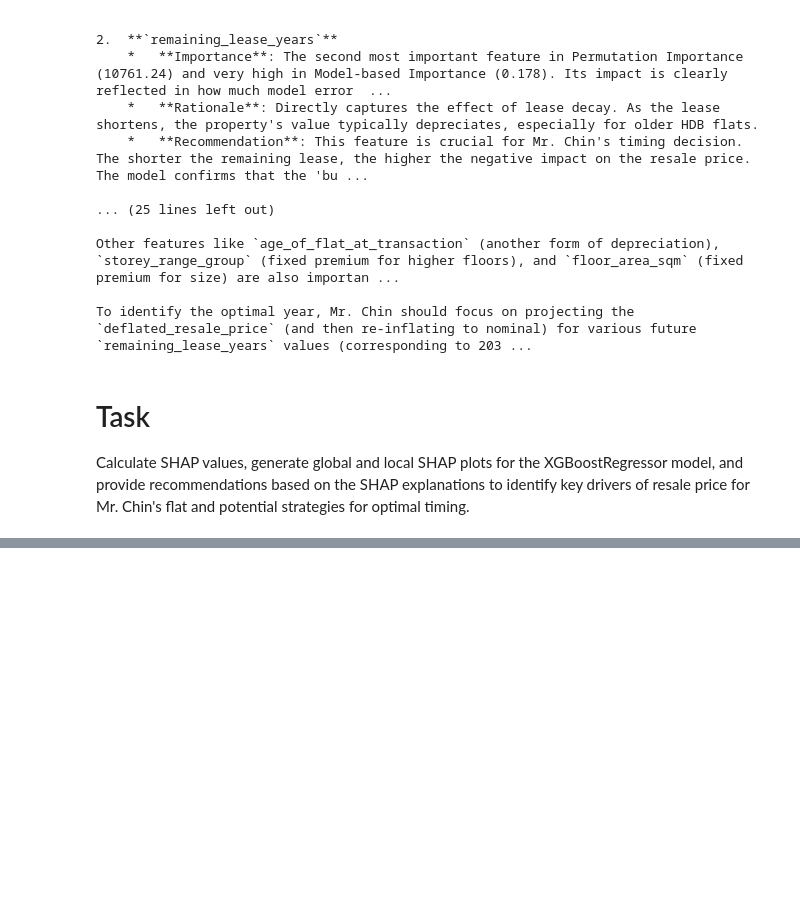
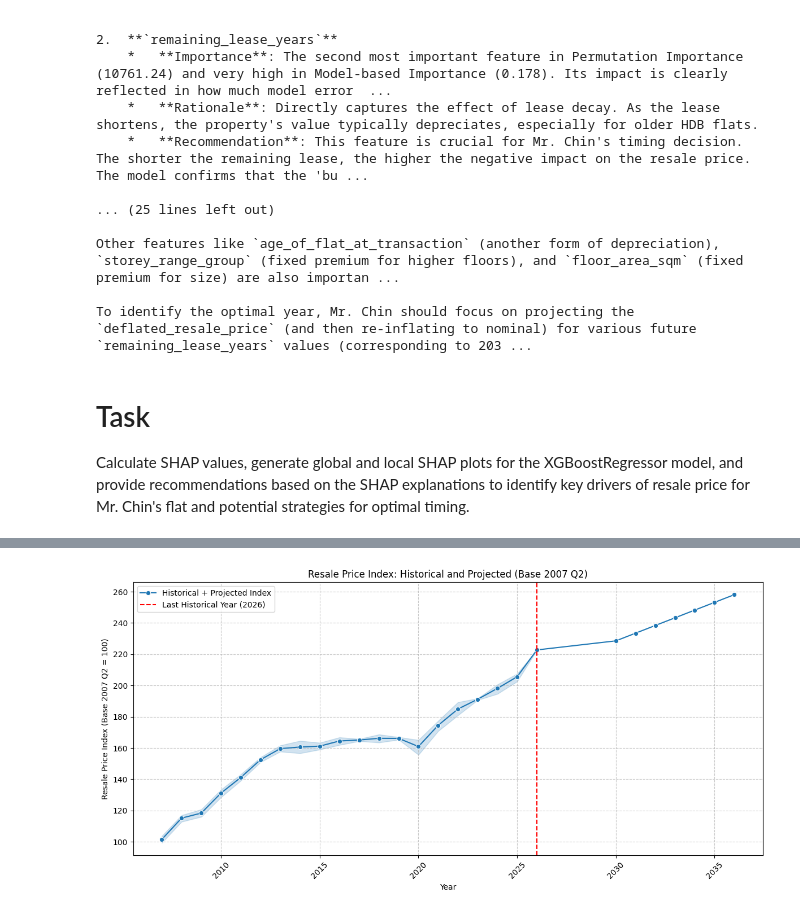
Before and after one commit to danielchin-ck/ADALL_github, a Jupyter notebook: project/6096089w_cda1c03_adall_project_2026_ver7.ipynb, the cells around one changed output, grey strips where cells are left out. Saved outputs shown, nothing was run; the diff lists cells and outputs as text; code cells hidden in the pictures; blank space fills up the shorter version.

```diff
--- a/project/6096089w_cda1c03_adall_project_2026_ver7.ipynb
+++ b/project/6096089w_cda1c03_adall_project_2026_ver7.ipynb
@@ -2979,0 +3274,24 @@ Calculate SHAP values, generate global and local SHAP plots for the XGBoostRegre
+# %%
+import matplotlib.pyplot as plt
+import seaborn as sns
+
+# Combine historical and projected index data for a comprehensive plot
+combined_index_df = pd.concat([
+    resale_price_index_df[['Year', 'Index_Base_2007Q2']].rename(columns={'Year': 'year', 'Index_Base_2007Q2': 'index_value'}),
+    projected_index_df.rename(columns={'projection_year': 'year', 'projected_Index_Base_2007Q2': 'index_value'})
+])
+
+# Create a line chart for the combined resale price index (historical + projected)
+plt.figure(figsize=(12, 6))
+sns.lineplot(data=combined_index_df, x='year', y='index_value', marker='o', label='Historical + Projected Index')
+plt.axvline(x=2026, color='r', linestyle='--', label='Last Historical Year (2026)') # Mark the boundary
+plt.title('Resale Price Index: Historical and Projected (Base 2007 Q2)')
+plt.xlabel('Year')
+plt.ylabel('Resale Price Index (Base 2007 Q2 = 100)')
+plt.grid(True, linestyle='--', alpha=0.7)
+plt.xticks(rotation=45)
+plt.legend()
+plt.tight_layout()
+plt.show()
+# %% [output]
+[figure, added]
```
Also changed, not shown: parts of 6 cells of this notebook.
